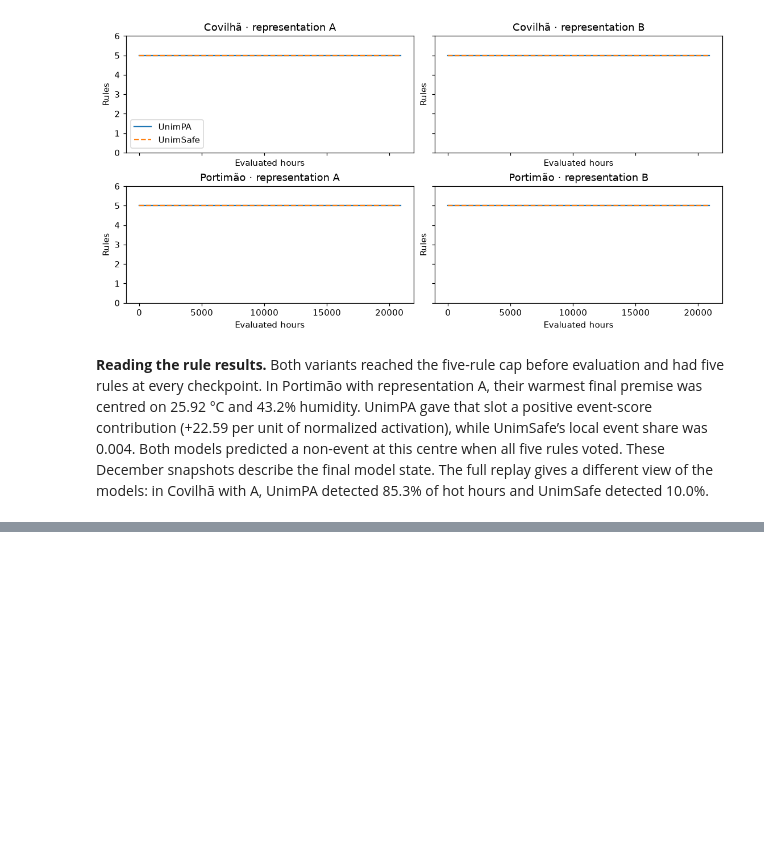
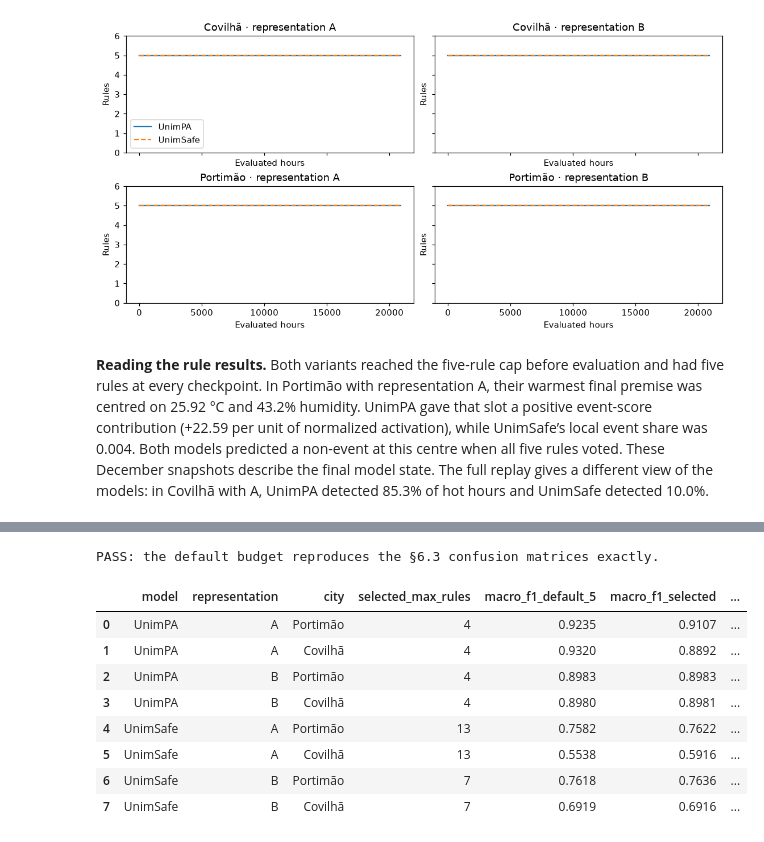
Before and after one commit to VikaMokhovikova/data_stream_mining_final, a Jupyter notebook: src/Final_Project_Heat_Stress.ipynb, the cells around one changed output, grey strips where cells are left out. Cells and saved outputs as stored; diff of their text form; code cells hidden in the pictures; blank space fills up the shorter version.

```diff
--- a/src/Final_Project_Heat_Stress.ipynb
+++ b/src/Final_Project_Heat_Stress.ipynb
@@ -1094,0 +1200,49 @@ save_figure('fuzzy_rule_counts.png')
+# %%
+# Held-out check on 2018-2025: the same replay as §6.3, reported only and never used to choose.
+check_jobs = sorted({(family, rep, city, k)
+                     for (family, rep), row in selected_rules.iterrows()
+                     for city in CITIES for k in (5, int(row['max_rules']))})
+eval_labels = {city: stream_full[city].loc[model_times, 'y_event'].astype(int).to_numpy()
+               for city in CITIES}
+check_results = Parallel(n_jobs=-1, max_nbytes=None)(
+    delayed(fuzzy_prequential)(family, k, scaled_inputs[(city, rep)].to_numpy(),
+                               eval_labels[city], len(warm_times))
+    for family, rep, city, k in check_jobs)
+check = pd.DataFrame([dict(model=f, representation=r, city=c, max_rules=k, **res)
+                      for (f, r, c, k), res in zip(check_jobs, check_results)])
+check = check.set_index(['model', 'representation', 'city', 'max_rules'])
+
+# Sanity check: with the default budget this replay reproduces the main experiment exactly.
+main = metrics.set_index(['model', 'representation', 'city'])
+for (family, rep, city, k), row in check.iterrows():
+    if k == 5:
+        assert (row[['TN', 'FP', 'FN', 'TP']].to_numpy(dtype=int)
+                == main.loc[(family, rep, city), ['TN', 'FP', 'FN', 'TP']].to_numpy(dtype=int)).all()
+
+held_out_rows = []
+for (family, rep), row in selected_rules.iterrows():
+    k = int(row['max_rules'])
+    for city in CITIES:
+        default, tuned = check.loc[(family, rep, city, 5)], check.loc[(family, rep, city, k)]
+        held_out_rows.append({
+            'model': family, 'representation': rep, 'city': city, 'selected_max_rules': k,
+            'macro_f1_default_5': default['macro_f1'], 'macro_f1_selected': tuned['macro_f1'],
+            'delta_macro_f1': tuned['macro_f1'] - default['macro_f1'],
+            'recall_default_5': default['recall_event'], 'recall_selected': tuned['recall_event'],
+            'final_rules_selected': tuned['final_rules'],
+        })
+held_out_check = pd.DataFrame(held_out_rows)
+held_out_check.to_csv(TABLES_DIR / 'fuzzy_max_rules_held_out.csv', index=False)
+print('PASS: the default budget reproduces the §6.3 confusion matrices exactly.')
+display(held_out_check.round(4))
+# %% [output]
+PASS: the default budget reproduces the §6.3 confusion matrices exactly.
+|  | model | representation | city | selected_max_rules | macro_f1_default_5 | macro_f1_selected | ... |
+| 0 | UnimPA | A | Portimão | 4 | 0.9235 | 0.9107 | ... |
+| 1 | UnimPA | A | Covilhã | 4 | 0.9320 | 0.8892 | ... |
+| 2 | UnimPA | B | Portimão | 4 | 0.8983 | 0.8983 | ... |
+| 3 | UnimPA | B | Covilhã | 4 | 0.8980 | 0.8981 | ... |
+| 4 | UnimSafe | A | Portimão | 13 | 0.7582 | 0.7622 | ... |
+| 5 | UnimSafe | A | Covilhã | 13 | 0.5538 | 0.5916 | ... |
+| 6 | UnimSafe | B | Portimão | 7 | 0.7618 | 0.7636 | ... |
+| 7 | UnimSafe | B | Covilhã | 7 | 0.6919 | 0.6916 | ... |
```
Also changed, not shown: parts of 7 cells of this notebook, 9 other files.
